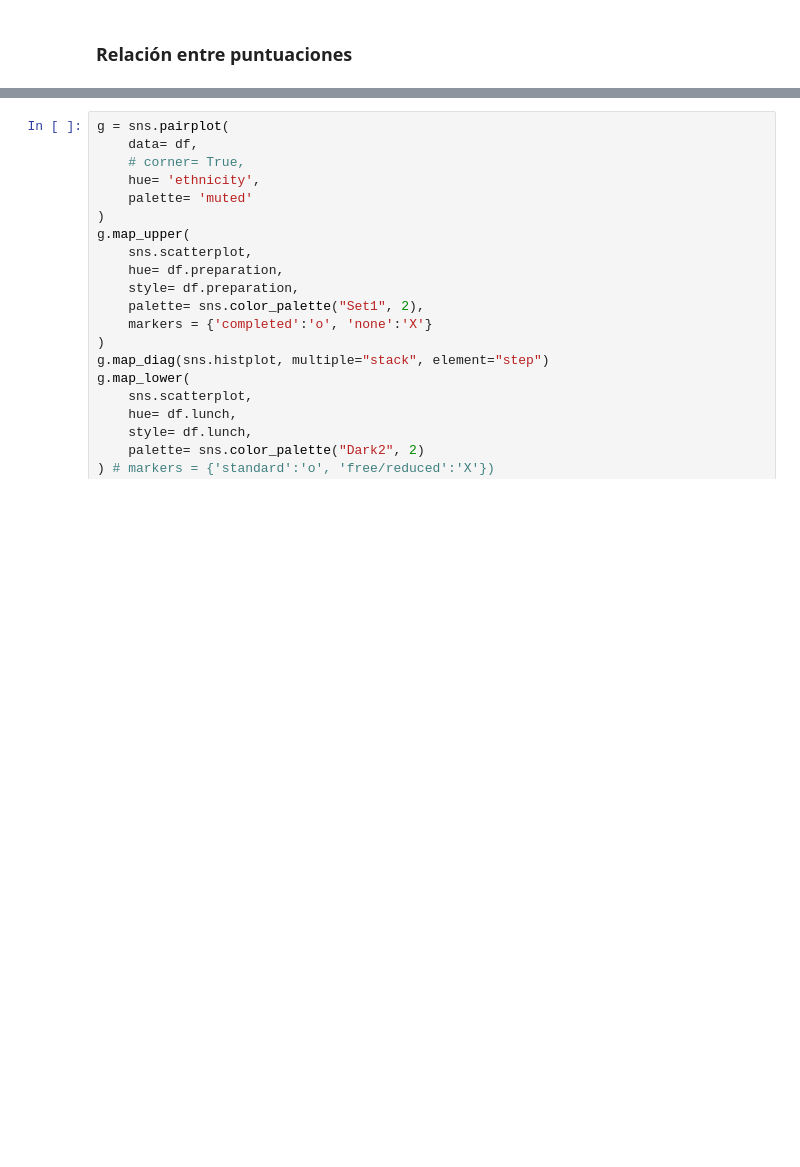
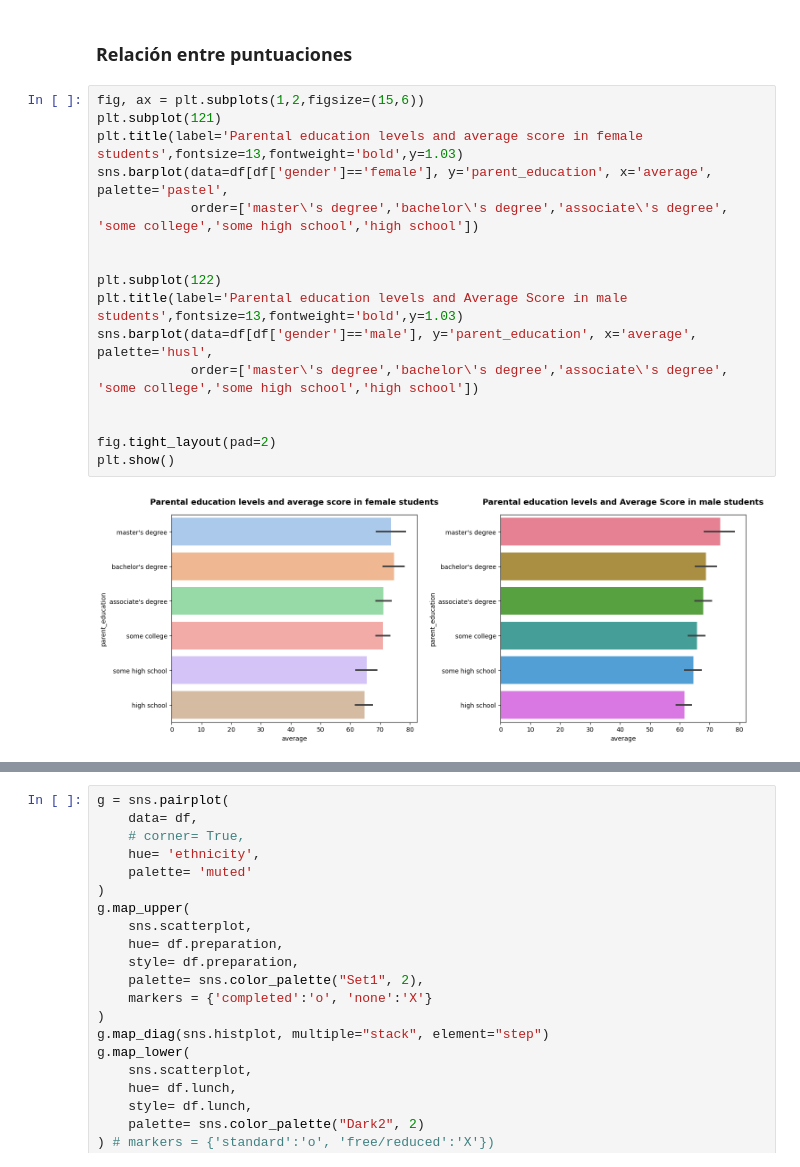
Before and after one commit to MarioChvx/ciencia_de_datos_PAMBAZO, a Jupyter notebook: proyectos/unidad1/proyecto_eda/EDA_Students_performance.ipynb, the cells around one changed output, grey strips where cells are left out. Drawn from its saved outputs; the diff is of its cells as text; blank space fills up the shorter version.

```diff
--- a/proyectos/unidad1/proyecto_eda/EDA_Students_performance.ipynb
+++ b/proyectos/unidad1/proyecto_eda/EDA_Students_performance.ipynb
@@ -319,3 +362,21 @@ Observaciones:
 - Los alumnos con **preparación completada** obtienen **mejor puntuación**.
 # %% [markdown]
 ### Relación entre puntuaciones
+# %%
+fig, ax = plt.subplots(1,2,figsize=(15,6))
+plt.subplot(121)
+plt.title(label='Parental education levels and average score in female students',fontsize=13,fontweight='bold',y=1.03)
+sns.barplot(data=df[df['gender']=='female'], y='parent_education', x='average', palette='pastel',
+            order=['master\'s degree','bachelor\'s degree','associate\'s degree', 'some college','some high school','high school'])
+
+
+plt.subplot(122)
+plt.title(label='Parental education levels and Average Score in male students',fontsize=13,fontweight='bold',y=1.03)
+sns.barplot(data=df[df['gender']=='male'], y='parent_education', x='average', palette='husl',
+            order=['master\'s degree','bachelor\'s degree','associate\'s degree', 'some college','some high school','high school'])
+
+
+fig.tight_layout(pad=2)
+plt.show()
+# %% [output]
+[figure, added]
```
Also changed, not shown: parts of 7 cells of this notebook.
